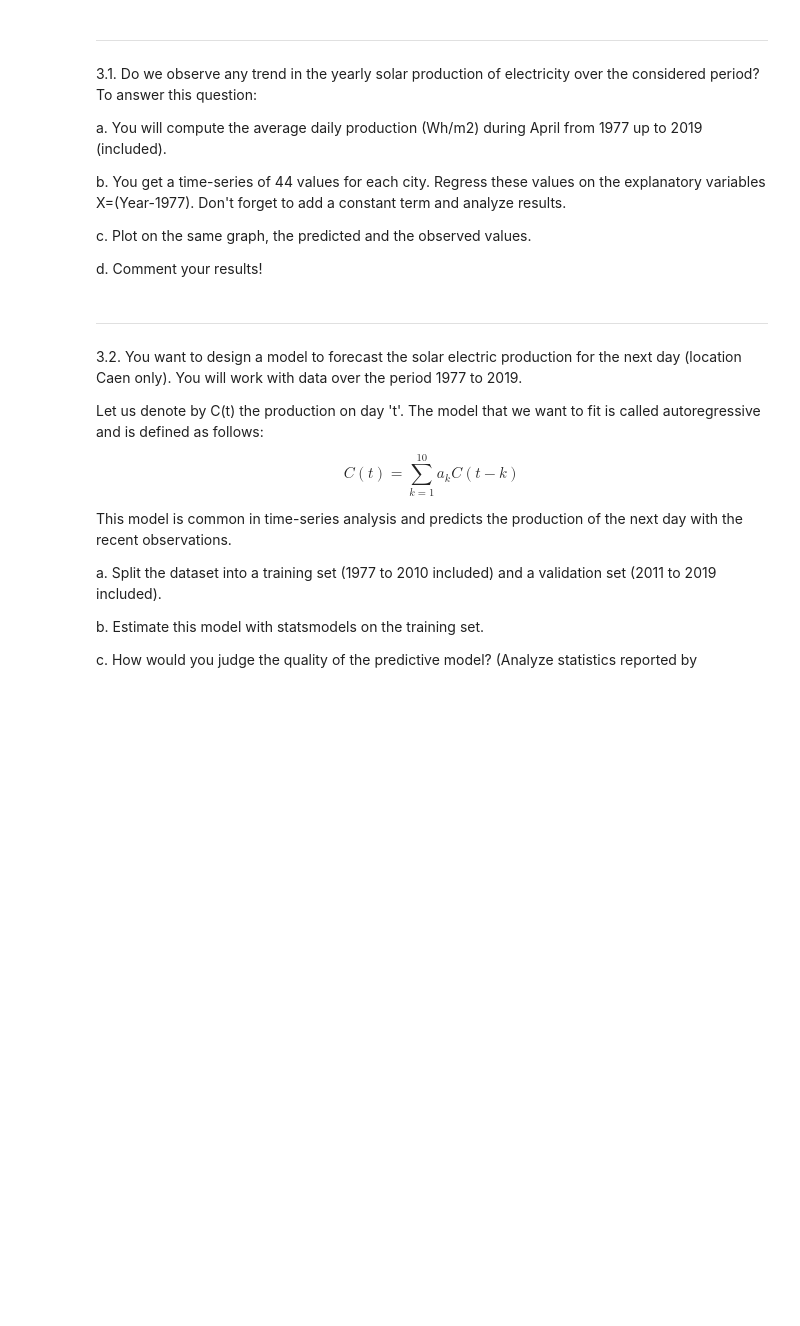
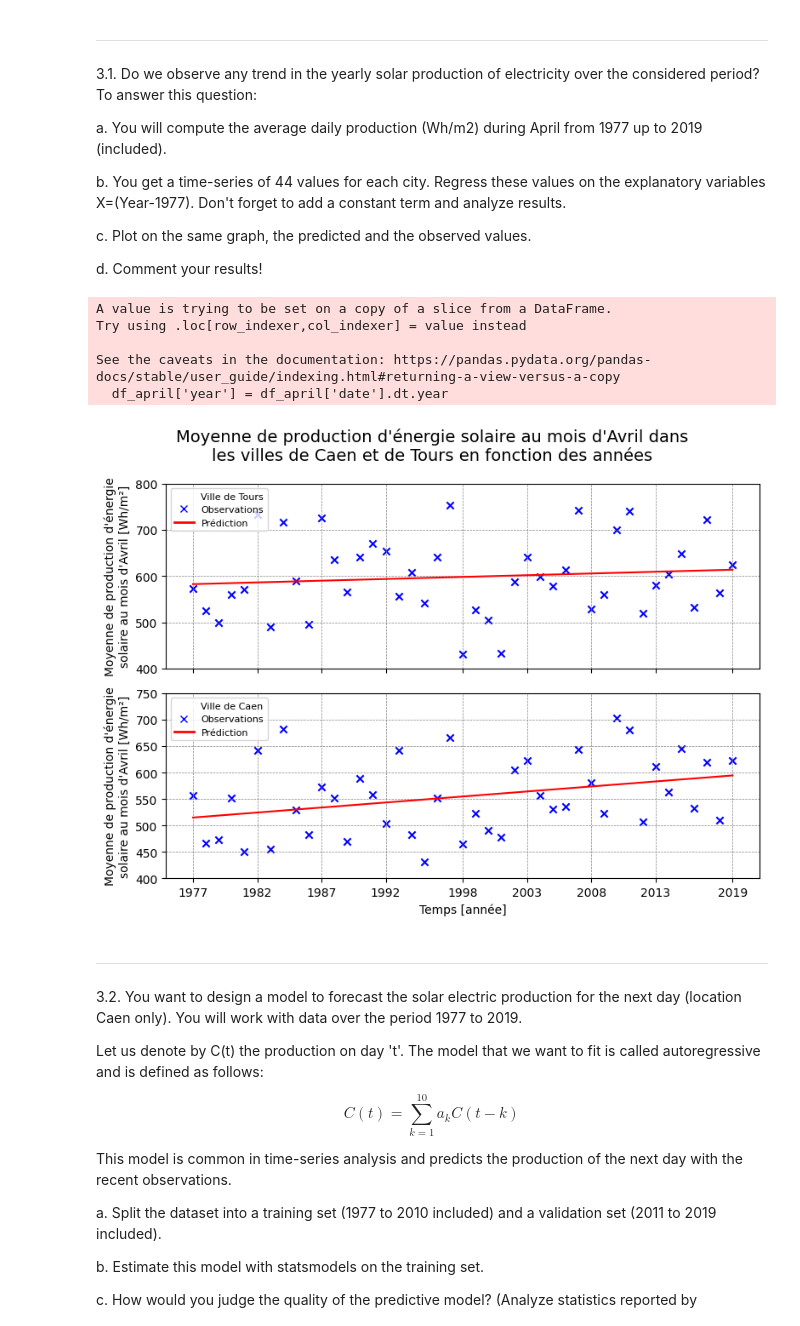
Before and after one commit to Mathis003/LEPL1109-Hackathons, a Jupyter notebook: Hackathon1.ipynb, the cells around one changed output. Cells and saved outputs as stored; diff of their text form; code cells hidden in the pictures; blank space fills up the shorter version.

```diff
--- a/Hackathon1.ipynb
+++ b/Hackathon1.ipynb
@@ -637,3 +634,65 @@ d. Comment your results!
+# %%
+df_april['year'] = df_april['date'].dt.year
+df_interval_date = df_april[(1977 <= df_april['year']) & (df_april['year'] <= 2019)]
+
+x_axis = df_interval_date['year']
+x_axis = sm.add_constant(x_axis)
+x_axis = np.array(x_axis.drop_duplicates()['year'].values.tolist())
+
+list_average_Caen, list_average_Tours = [], []
+for i in range(1977, 2020):
+    list_average_Caen.append(df_interval_date[(df_interval_date['year'] == i)]['Caen_Wh'].mean())
+    list_average_Tours.append(df_interval_date[(df_interval_date['year'] == i)]['Tours_Wh'].mean())
+
+x_axis = np.vstack([np.ones(len(x_axis)), x_axis]).T
+y_caen_axis = np.vstack([np.ones(len(list_average_Caen)), np.array(list_average_Caen)]).T
+y_tours_axis = np.vstack([np.ones(len(list_average_Tours)), np.array(list_average_Tours)]).T
+
+coeff_caen = np.linalg.lstsq(x_axis, y_caen_axis, rcond=None)[0]
+coeff_tours = np.linalg.lstsq(x_axis, y_tours_axis, rcond=None)[0]
+
+y_pred_caen = np.dot(x_axis, coeff_caen)
+y_pred_tours = np.dot(x_axis, coeff_tours)
+
+fig, (ax1, ax2) = plt.subplots(2, 1, figsize=(8, 6), sharex=True)
+
+ax1.scatter(x_axis[:, 1], y_tours_axis[:, 1], label='Observations', marker='x', color='blue')
+ax1.plot(x_axis[:, 1], y_pred_tours[:, 1], label='Prédiction', color=RED)
+ax1.set_ylabel('Moyenne de production d\'énergie\nsolaire au mois d\'Avril [Wh/m²]')
+ax1.set_ylim(400, 800)
+custom_labels = [Line2D([0], [0], marker='o', color='w', label='Ville de Tours', markerfacecolor='g', markersize=1),
+                 Line2D([0], [0], marker='x', color='blue', lw=0),
+                 Line2D([0], [0], color=RED, lw=2)]
+
+ax1.legend(custom_labels, ['Ville de Tours', 'Observations', 'Prédiction'], fontsize=8, loc='upper left')
+
+
+ax2.scatter(x_axis[:, 1], y_caen_axis[:, 1], label='Observations', marker='x',  color='blue')
+ax2.plot(x_axis[:, 1], y_pred_caen[:, 1], label='Prédiction', color=RED)
+ax2.set_xlabel('Temps [année]')
+plt.xticks(np.linspace(1977, 2019, 9).astype(int))
+ax2.set_ylabel('Moyenne de production d\'énergie\nsolaire au mois d\'Avril [Wh/m²]')
+ax2.set_ylim(400, 750)
+custom_labels = [Line2D([0], [0], marker='o', color='w', label='Ville de Tours', markerfacecolor='g', markersize=1),
+                 Line2D([0], [0], marker='x', color='blue', lw=0),
+                 Line2D([0], [0], color=RED, lw=2)]
+
+ax2.legend(custom_labels, ['Ville de Caen', 'Observations', 'Prédiction'], fontsize=8, loc='upper left')
+
+plt.suptitle("Moyenne de production d\'énergie solaire au mois d\'Avril dans\nles villes de Caen et de Tours en fonction des années", fontsize=14, y=0.98)
+
+for ax in (ax1, ax2):
+    ax.grid('x', color='gray', linestyle='--', linewidth=0.5)
+
+plt.tight_layout()
+plt.show()
+# %% [output]
+A value is trying to be set on a copy of a slice from a DataFrame.
+Try using .loc[row_indexer,col_indexer] = value instead
+
+See the caveats in the documentation: https://pandas.pydata.org/pandas-docs/stable/user_guide/indexing.html#returning-a-view-versus-a-copy
+  df_april['year'] = df_april['date'].dt.year
+[figure, added]
 # %% [markdown]
 ---
 3.2. You want to design a model to forecast the solar electric production for the next day (location Caen only). You will work with data over the period 1977 to 2019.
```
Also changed, not shown: parts of 4 cells of this notebook.
